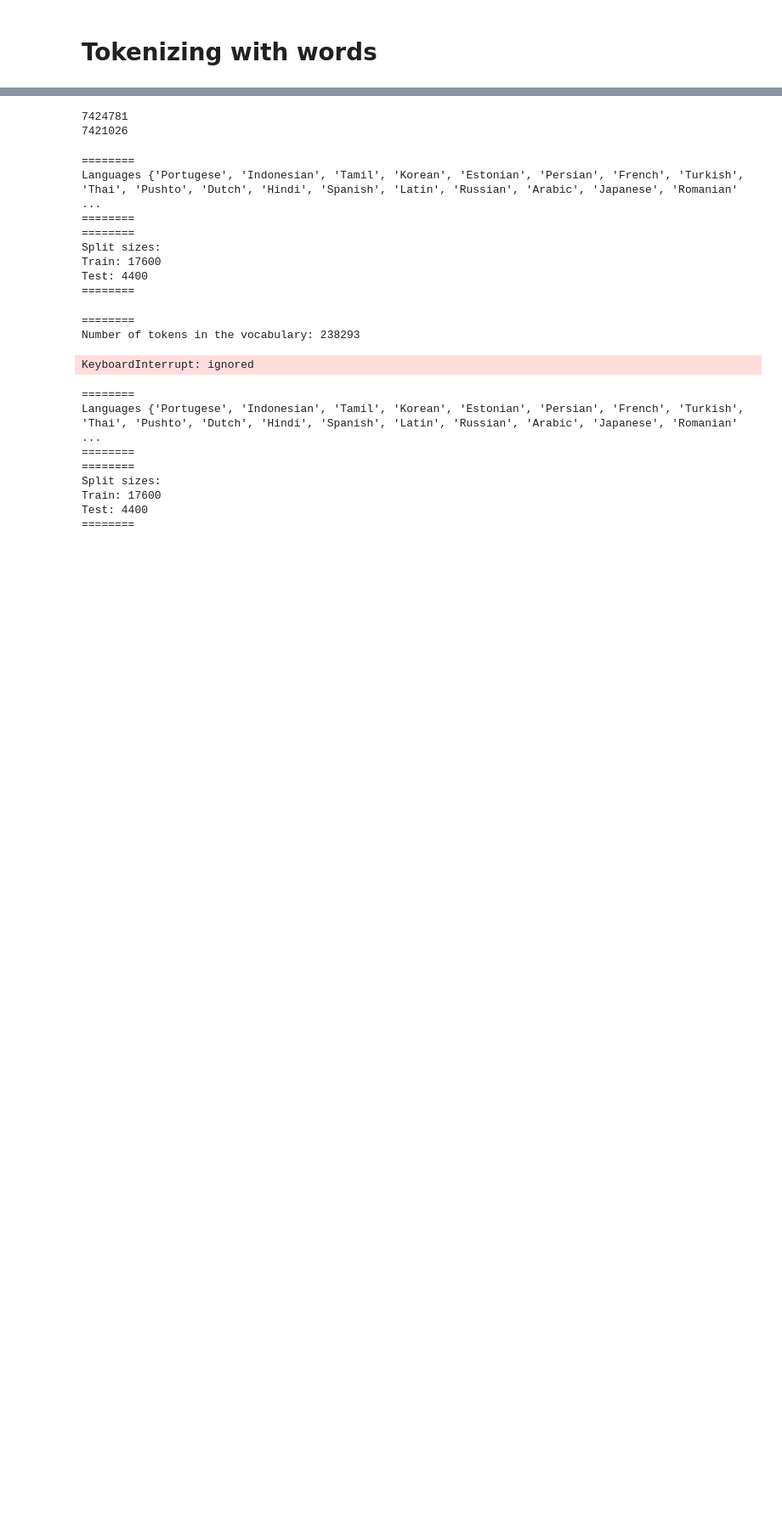
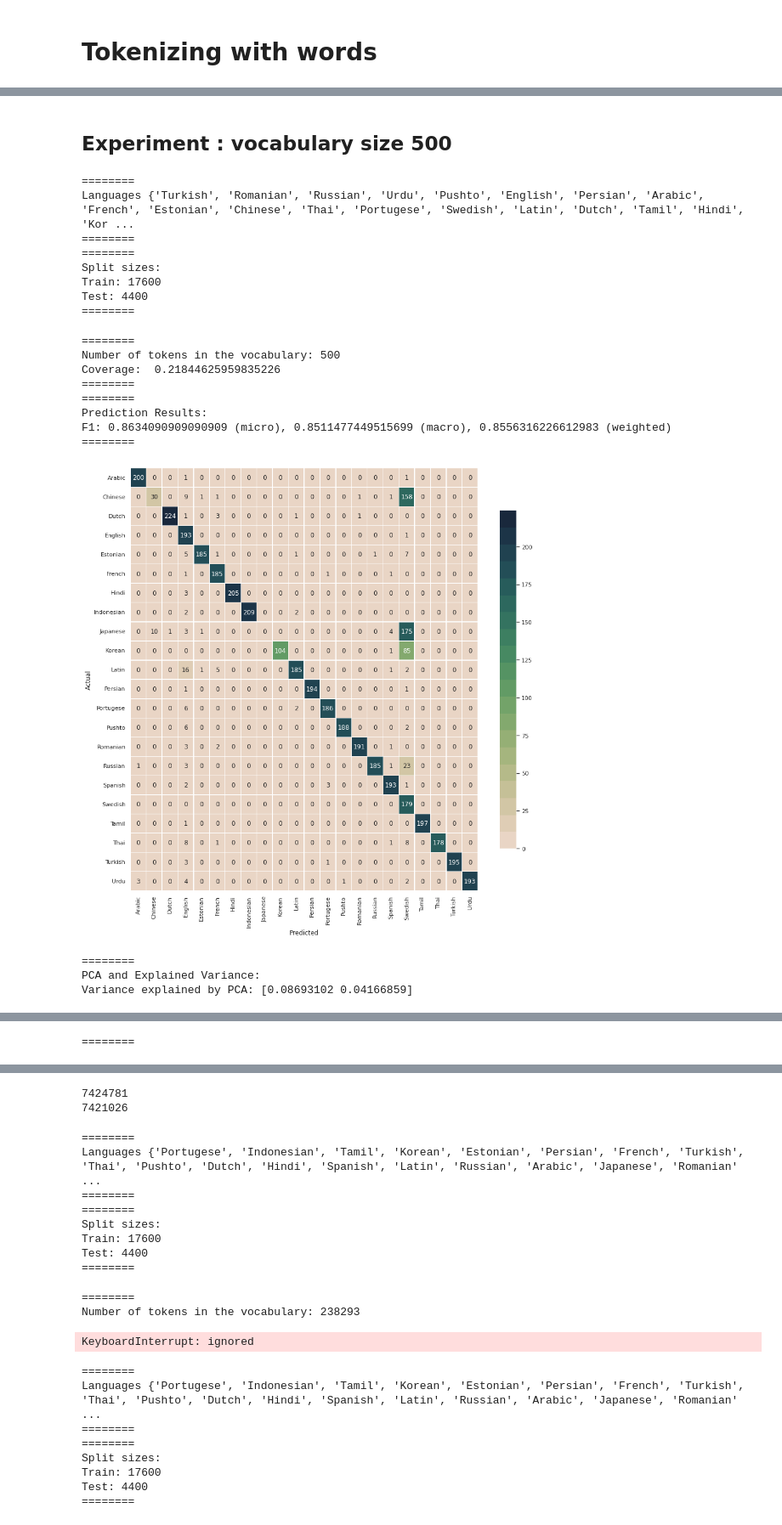
Before and after one commit to KatBCN/MUD-Lab-LangDet, a Jupyter notebook: Assignment1_MUD_KW.ipynb, the cells around one changed output, grey strips where cells are left out. Shown at 85% size. Drawn from its saved outputs; the diff is of its cells as text; code cells hidden in the pictures; blank space fills up the shorter version.

Commit message:
Updated with Word Experiments

```diff
--- a/Assignment1_MUD_KW.ipynb
+++ b/Assignment1_MUD_KW.ipynb
@@ -740 +758,28 @@ Variance explained by PCA: [0.07229505 0.03247668]
 ========
+# %% [markdown]
+## Experiment : vocabulary size 500
+# %%
+vocabulary = 500
+analyzer = 'word'
+results(input, vocabulary, analyzer)
+# %% [output]
+========
+Languages {'Turkish', 'Romanian', 'Russian', 'Urdu', 'Pushto', 'English', 'Persian', 'Arabic', 'French', 'Estonian', 'Chinese', 'Thai', 'Portugese', 'Swedish', 'Latin', 'Dutch', 'Tamil', 'Hindi', 'Kor ...
+========
+========
+Split sizes:
+Train: 17600
+Test: 4400
+========
+========
+Number of tokens in the vocabulary: 500
+Coverage:  0.21844625959835226
+========
+========
+Prediction Results:
+F1: 0.8634090909090909 (micro), 0.8511477449515699 (macro), 0.8556316226612983 (weighted)
+========
+[figure, added]
+========
+PCA and Explained Variance:
+Variance explained by PCA: [0.08693102 0.04166859]
@@ -740,0 +787 @@ Variance explained by PCA: [0.07229505 0.03247668]
+========
```
Also changed, not shown: parts of 29 cells of this notebook.
